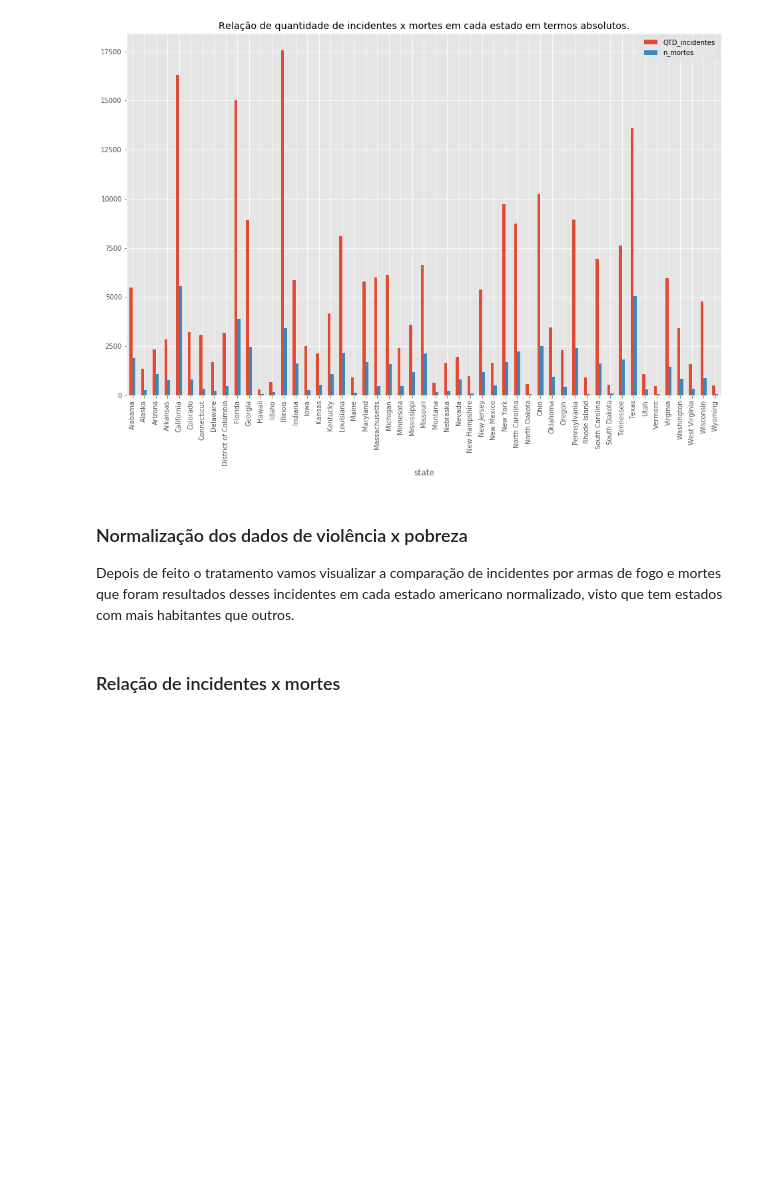
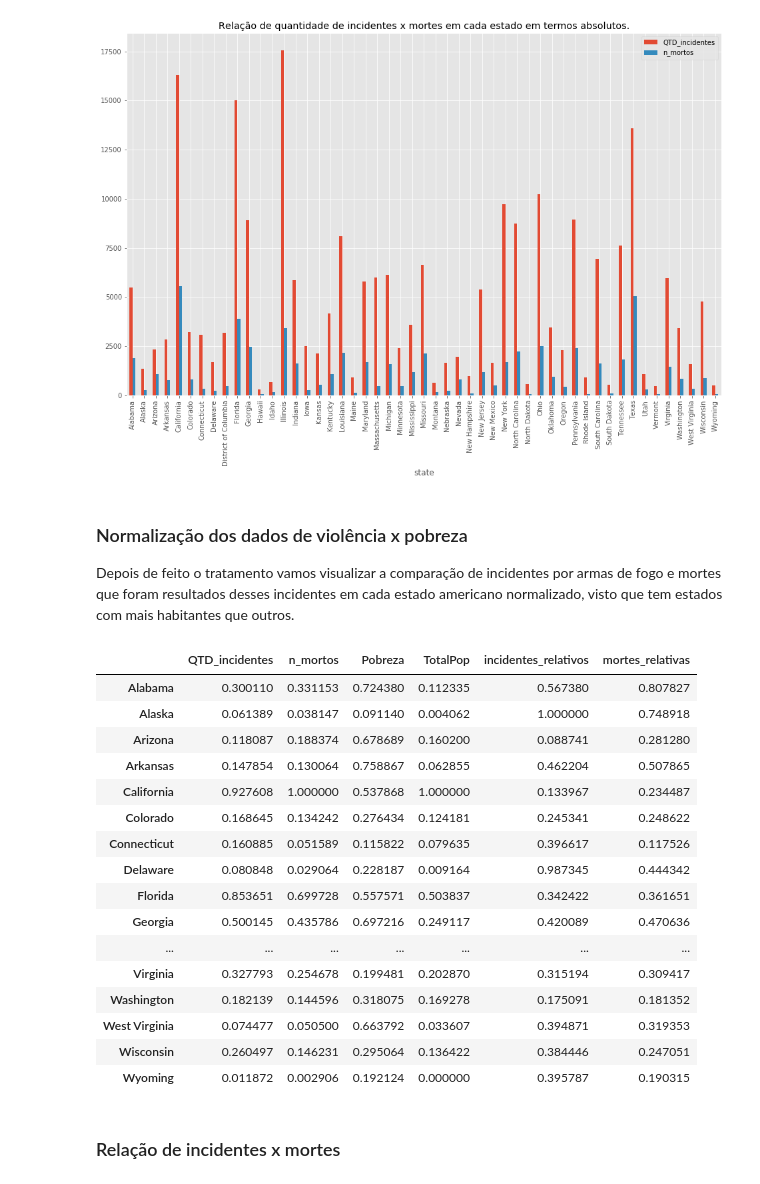
Before and after one commit to if1015-datascience-ufpe/2018-2-projeto-hadoop, a Jupyter notebook: proj.ipynb, the cells around one changed output. Drawn from its saved outputs; the diff is of its cells as text; code cells hidden in the pictures; blank space fills up the shorter version.

```diff
--- a/proj.ipynb
+++ b/proj.ipynb
@@ -396,18 +400,54 @@ grafico
 Depois de feito o tratamento vamos visualizar a comparação de incidentes por armas de fogo e mortes que foram resultados desses incidentes em cada estado americano normalizado, visto que tem estados com mais habitantes que outros.
 # %%
 populacao_df = pobreza_estado_df.loc[:, 'TotalPop'].copy()
-populacao_df
-violencia_status_df
+#==========================================================================================================
+#bloco para tratar pobreza com os de violencia
+#==========================================================================================================
 violencia_pobreza_df = pd.concat([violencia_status_df, pobreza_estado_df.loc[:,'Pobreza'], populacao_df], axis=1)
 violencia_pobreza_df.drop('District of Columbia', axis=0, inplace=True)
-
+#==========================================================================================================
 violencia_pobreza_df['incidentes_relativos'] = violencia_pobreza_df.QTD_incidentes / violencia_pobreza_df.TotalPop
 violencia_pobreza_df['mortes_relativas'] = violencia_pobreza_df.n_mortos / violencia_pobreza_df.TotalPop
-
+#==========================================================================================================
+#bloco para tratar etinia com os de violencia
+#==========================================================================================================
+manip = etinia[['Hispanic (%)','White (%)','Black (%)','Asian (%)','Native (%)']]
+manip_etinia = pd.concat([violencia_pobreza_df,manip],axis=1)
+manip_etinia = manip_etinia.dropna()
+manip_etinia
+#==========================================================================================================
+#bloco para normalizar etinia com os de violencia
+#==========================================================================================================
+scaler = MinMaxScaler()
+columns = manip_etinia.columns
+index = manip_etinia.index
+manip_etinia = pd.DataFrame(scaler.fit_transform(manip_etinia), columns=columns, index=index)
+#==========================================================================================================
+#bloco para normalizar pobreza com os de violencia
+#==========================================================================================================
 scaler = MinMaxScaler()
 columns = violencia_pobreza_df.columns
 index = violencia_pobreza_df.index
 violencia_pobreza_df = pd.DataFrame(scaler.fit_transform(violencia_pobreza_df), columns=columns, index=index)
+violencia_pobreza_df
+# %% [output]
+|  | QTD_incidentes | n_mortos | Pobreza | TotalPop | incidentes_relativos | mortes_relativas |
+| Alabama | 0.300110 | 0.331153 | 0.724380 | 0.112335 | 0.567380 | 0.807827 |
+| Alaska | 0.061389 | 0.038147 | 0.091140 | 0.004062 | 1.000000 | 0.748918 |
+| Arizona | 0.118087 | 0.188374 | 0.678689 | 0.160200 | 0.088741 | 0.281280 |
+| Arkansas | 0.147854 | 0.130064 | 0.758867 | 0.062855 | 0.462204 | 0.507865 |
+| California | 0.927608 | 1.000000 | 0.537868 | 1.000000 | 0.133967 | 0.234487 |
+| Colorado | 0.168645 | 0.134242 | 0.276434 | 0.124181 | 0.245341 | 0.248622 |
+| Connecticut | 0.160885 | 0.051589 | 0.115822 | 0.079635 | 0.396617 | 0.117526 |
+| Delaware | 0.080848 | 0.029064 | 0.228187 | 0.009164 | 0.987345 | 0.444342 |
+| Florida | 0.853651 | 0.699728 | 0.557571 | 0.503837 | 0.342422 | 0.361651 |
+| Georgia | 0.500145 | 0.435786 | 0.697216 | 0.249117 | 0.420089 | 0.470636 |
+| ... | ... | ... | ... | ... | ... | ... |
+| Virginia | 0.327793 | 0.254678 | 0.199481 | 0.202870 | 0.315194 | 0.309417 |
+| Washington | 0.182139 | 0.144596 | 0.318075 | 0.169278 | 0.175091 | 0.181352 |
+| West Virginia | 0.074477 | 0.050500 | 0.663792 | 0.033607 | 0.394871 | 0.319353 |
+| Wisconsin | 0.260497 | 0.146231 | 0.295064 | 0.136422 | 0.384446 | 0.247051 |
+| Wyoming | 0.011872 | 0.002906 | 0.192124 | 0.000000 | 0.395787 | 0.190315 |
 # %% [markdown]
 ### Relação de incidentes x mortes
 # %%
```
Also changed, not shown: parts of 11 cells of this notebook.
